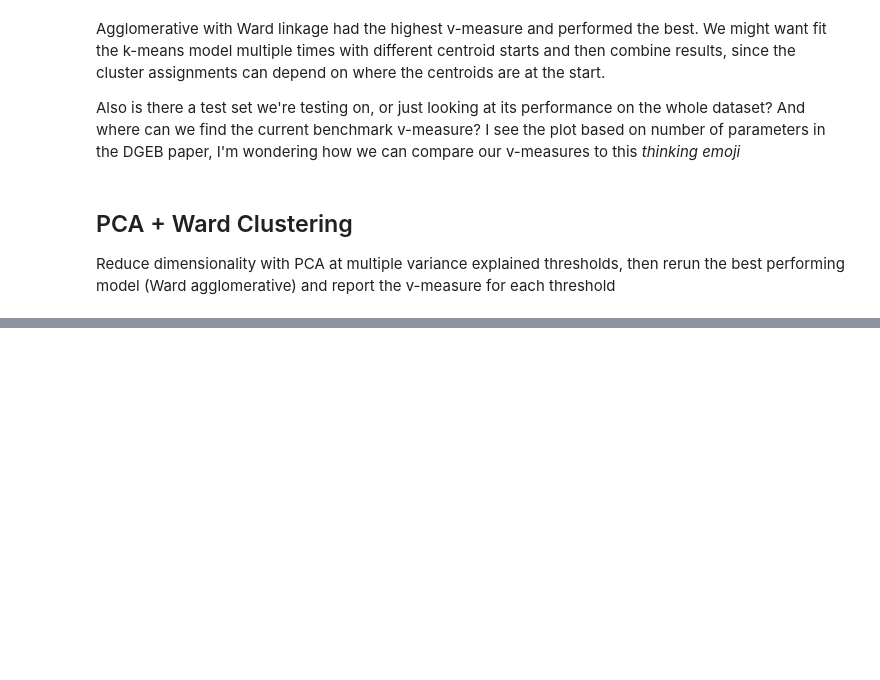
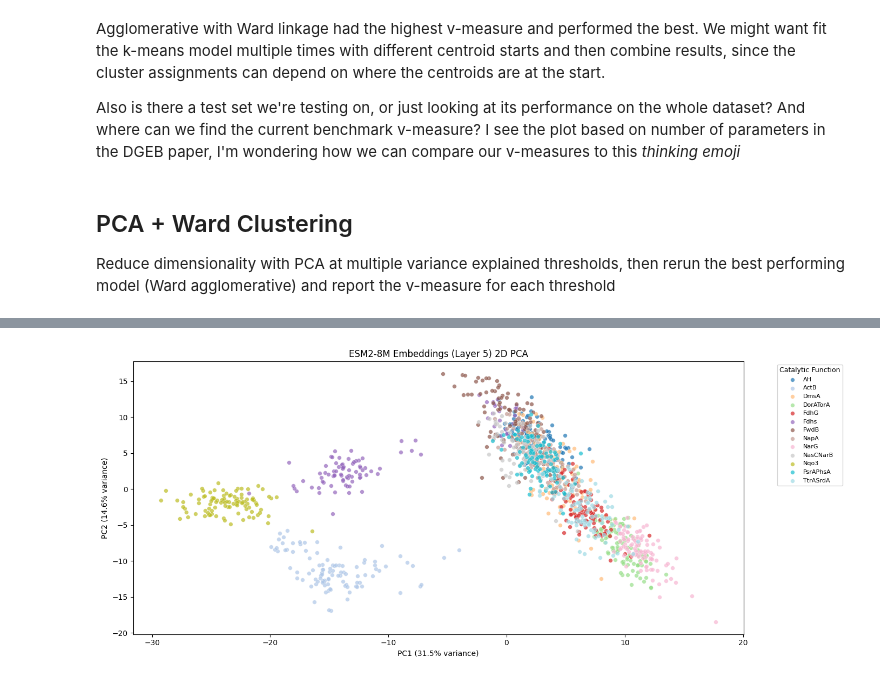
Before and after one commit to manyap062/mopb-clustering, a Jupyter notebook: clustering.ipynb, the cells around one changed output, grey strips where cells are left out. Cells and saved outputs as stored; diff of their text form; code cells hidden in the pictures; blank space fills up the shorter version.

```diff
--- a/clustering.ipynb
+++ b/clustering.ipynb
@@ -210,0 +284,88 @@ variance_explained  n_components  v_measure     time
+# %%
+import torch
+from transformers import AutoTokenizer, AutoModel
+
+sequences = ds["Sequence"]
+labels = ds["Label"]
+
+# Load ESM2-8M
+model_name = "facebook/esm2_t6_8M_UR50D"
+tokenizer = AutoTokenizer.from_pretrained(model_name)
+model = AutoModel.from_pretrained(model_name)
+model.eval()
+
+TARGET_LAYER = 5
+
+# Extract embeddings
+embeddings = []
+batch_size = 8  # small batches to avoid OOM on CPU
+
+for i in range(0, len(sequences), batch_size):
+    batch_seqs = sequences[i : i + batch_size]
+
+    # tokenize
+    inputs = tokenizer(
+        batch_seqs,
+        return_tensors="pt",
+        padding=True,
+        truncation=True,
+        max_length=1024,
+    )
+
+    with torch.no_grad():
+        outputs = model(**inputs, output_hidden_states=True)
+
+    hidden = outputs.hidden_states[TARGET_LAYER]  # (batch, seq_len, 320)
+
+    # mean pool over sequence length
+    attention_mask = inputs["attention_mask"].unsqueeze(-1)  # (batch, seq_len, 1)
+    masked = hidden * attention_mask
+    pooled = masked.sum(dim=1) / attention_mask.sum(dim=1)  # (batch, 320)
+
+    embeddings.append(pooled.numpy())
+
+
+embeddings = np.vstack(embeddings)
+print(f"Embedding matrix shape: {embeddings.shape}")
+
+scaler = StandardScaler()
+embeddings_scaled = scaler.fit_transform(embeddings)
+
+pca = PCA(n_components=2)
+X_pca = pca.fit_transform(embeddings_scaled)
+
+print(f"  Explained variance: PC1={pca.explained_variance_ratio_[0]:.3f}, "
+      f"PC2={pca.explained_variance_ratio_[1]:.3f}, "
+      f"Total={sum(pca.explained_variance_ratio_):.3f}")
+
+unique_labels = sorted(set(labels))
+cmap = plt.cm.get_cmap("tab20", len(unique_labels))
+
+fig, ax = plt.subplots(figsize=(14, 6))
+
+for idx, label in enumerate(unique_labels):
+    mask = np.array([l == label for l in labels])
+    ax.scatter(
+        X_pca[mask, 0],
+        X_pca[mask, 1],
+        c=[cmap(idx)],
+        label=label,
+        alpha=0.7,
+        s=30,
+        edgecolors="white",
+        linewidth=0.3,
+    )
+
+ax.set_xlabel(f"PC1 ({pca.explained_variance_ratio_[0]:.1%} variance)")
+ax.set_ylabel(f"PC2 ({pca.explained_variance_ratio_[1]:.1%} variance)")
+ax.set_title("ESM2-8M Embeddings (Layer 5) 2D PCA")
+ax.legend(
+    title="Catalytic Function",
+    bbox_to_anchor=(1.05, 1),
+    loc="upper left",
+    fontsize=8,
+    title_fontsize=9,
+)
+plt.tight_layout()
+plt.show()
+# %% [output]
@@ -210,0 +388 @@ variance_explained  n_components  v_measure     time
+[figure, added]
```
Also changed, not shown: parts of 12 cells of this notebook, 1 other file.
